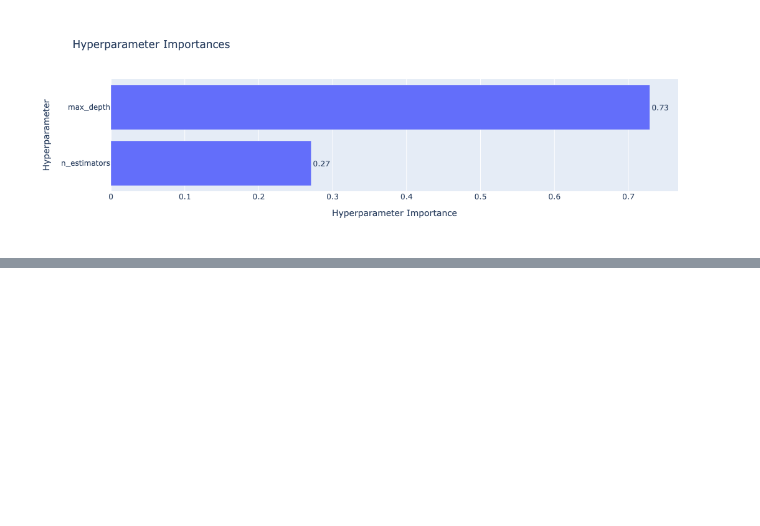
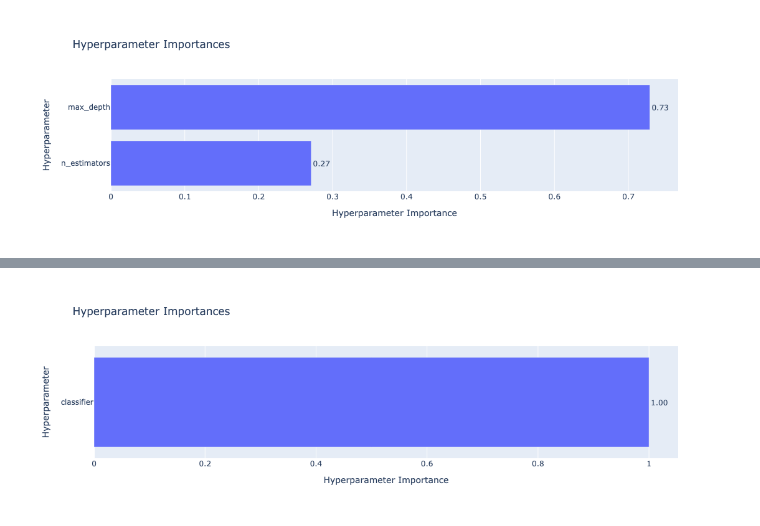
Before and after one commit to AayushAswal27/deep-learning-implementations, a Jupyter notebook: optuna-basics.ipynb, the cells around one changed output, grey strips where cells are left out. Cells and saved outputs as stored; diff of their text form; code cells hidden in the pictures; blank space fills up the shorter version.

```diff
--- a/optuna-basics.ipynb
+++ b/optuna-basics.ipynb
@@ -317,0 +447,5 @@ plot_param_importances(study).show()
+# %%
+# . Hyperparameter Importance
+plot_param_importances(study).show()
+# %% [output]
+[figure, added]
```
Also changed, not shown: parts of 10 cells of this notebook.
